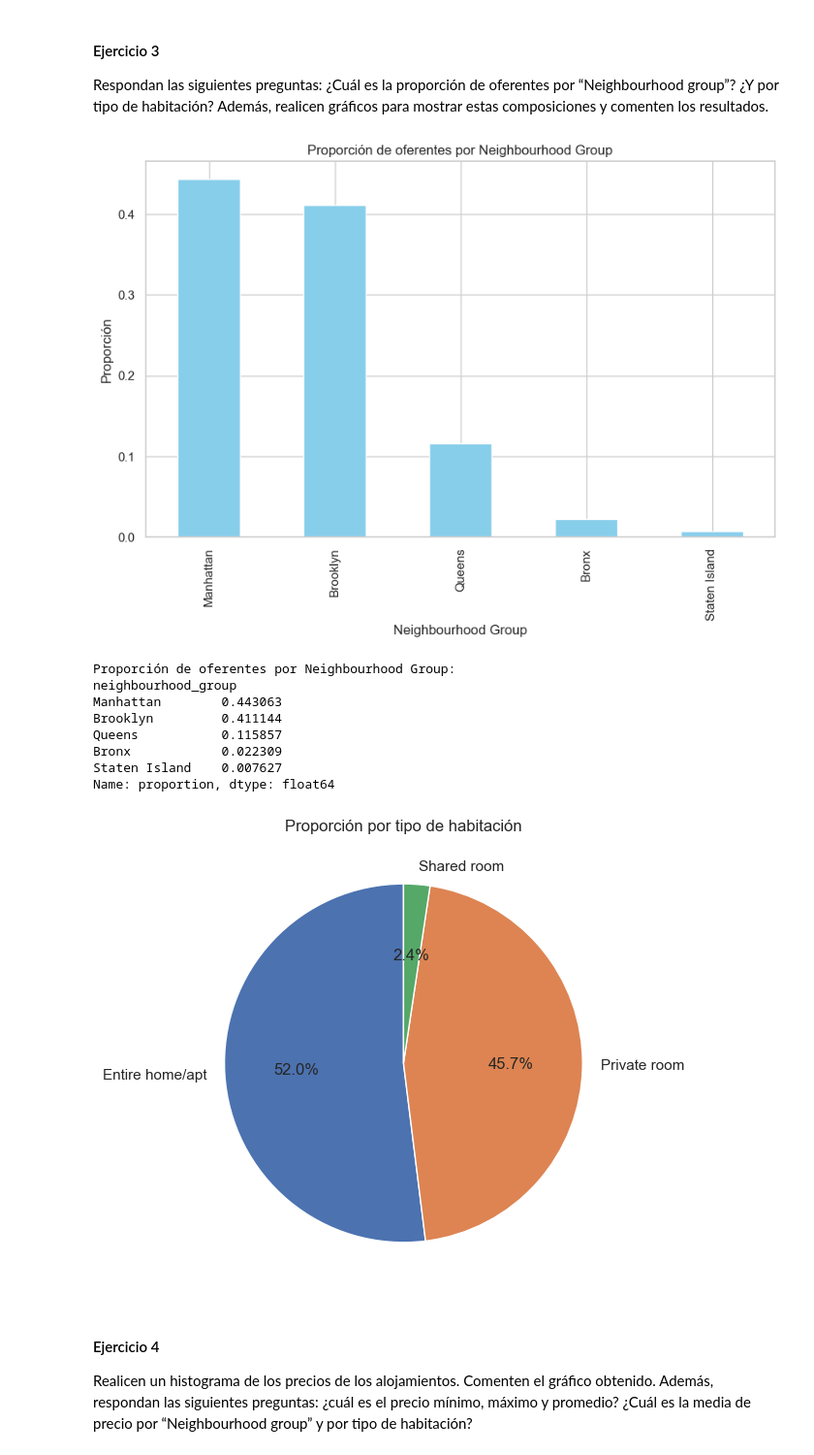
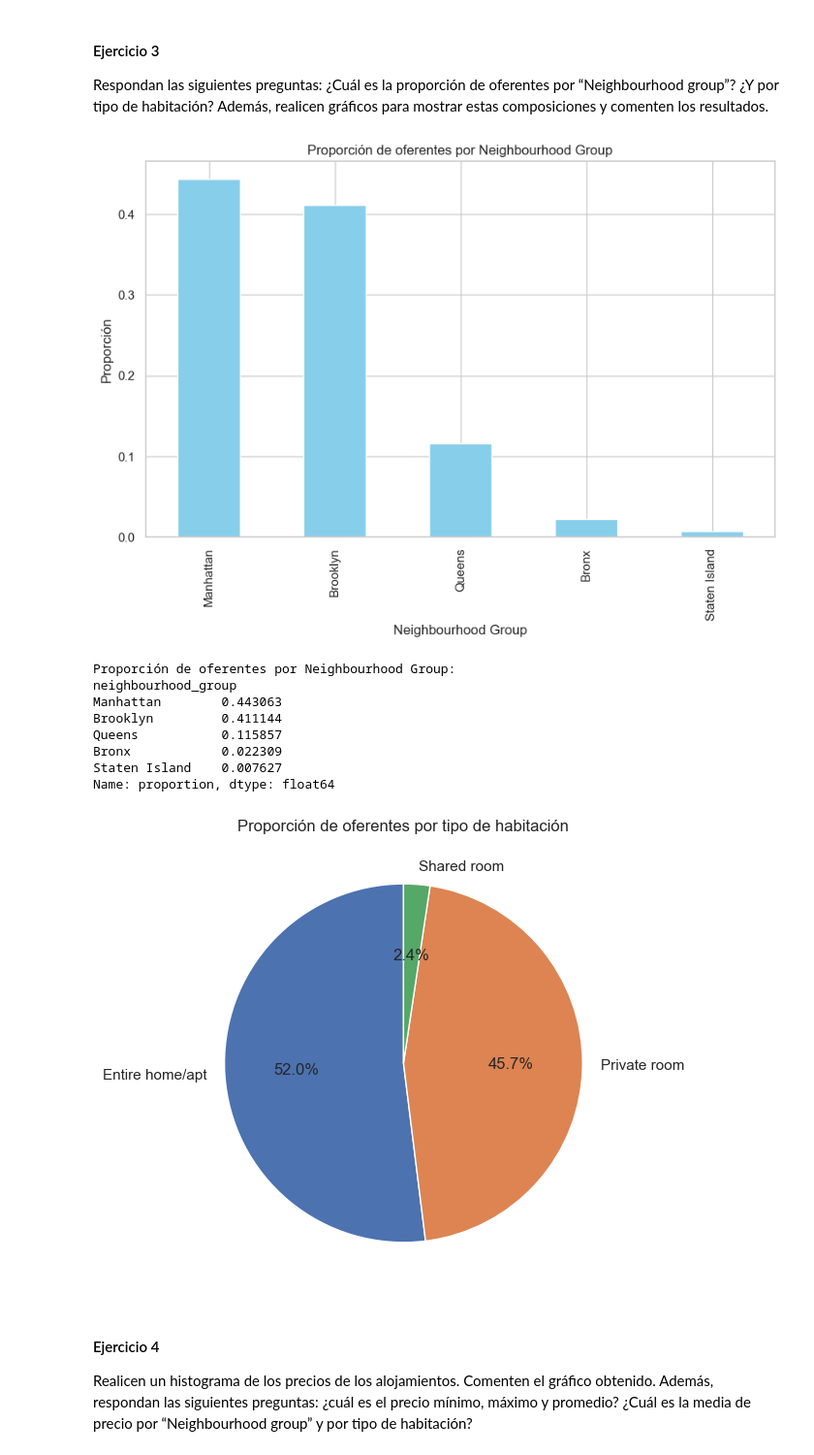
Before and after one commit to miligarofalo/CC408-T2-1, a Jupyter notebook: TP2/TP2.ipynb, the cells around one changed output. Shown at 97% size. Saved outputs shown, nothing was run; the diff lists cells and outputs as text; code cells hidden in the pictures.

```diff
--- a/TP2/TP2.ipynb
+++ b/TP2/TP2.ipynb
@@ -188,35 +188,35 @@ proporcion_neighbourhood_group = df_graficos['neighbourhood_group'].value_counts
 # Proporcion de oferentes por tipo de habitacion
 proporcion_room_type = df_graficos['room_type'].value_counts(normalize=True)
 
 # Graficar proporciones de "neighbourhood_group"
 plt.figure(figsize=(10, 6))
 proporcion_neighbourhood_group.plot(kind='bar', color='skyblue')
 plt.title('Proporción de oferentes por Neighbourhood Group')
 plt.ylabel('Proporción')
 plt.xlabel('Neighbourhood Group')
 plt.grid(True)
 plt.show()
 
 
 proporcion_hab=df_graficos['room_type'].value_counts(normalize=True)*100
 fig,ax=plt.subplots(figsize=(8,6))
 ax.pie(proporcion_hab, labels= proporcion_hab.index, autopct='%1.1f%%', startangle=90)
-ax.set_title('Proporción por tipo de habitación')
+ax.set_title('Proporción de oferentes por tipo de habitación')
 
 # Mostrar las proporciones en formato de tabla
 print("Proporción de oferentes por Neighbourhood Group:")
 print(proporcion_neighbourhood_group)
 # %% [output]
 [figure]
 Proporción de oferentes por Neighbourhood Group:
 neighbourhood_group
 Manhattan        0.443063
 Brooklyn         0.411144
 Queens           0.115857
 Bronx            0.022309
 Staten Island    0.007627
 Name: proportion, dtype: float64
-[figure, old version]
+[figure, new version]
 # %% [markdown]
 #### Ejercicio 4
 Realicen un histograma de los precios de los alojamientos. Comenten el gráfico obtenido. Además, respondan las siguientes preguntas: ¿cuál es el precio mínimo, máximo y promedio? ¿Cuál es la media de precio por “Neighbourhood group” y por tipo de habitación?
```
Also changed, not shown: parts of 1 cell of this notebook, 1 other file.
